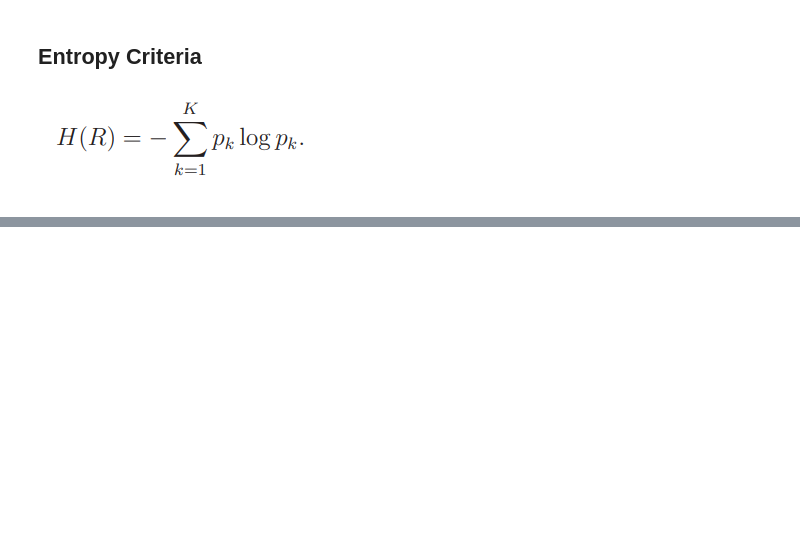
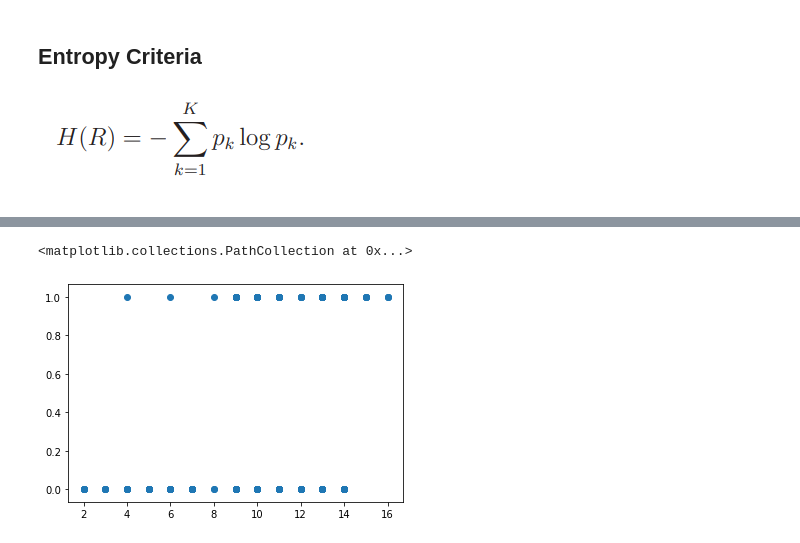
Before and after one commit to SuvorovNM/IntroML_Lab2, a Jupyter notebook: Lab2.ipynb, the cells around one changed output, grey strips where cells are left out. Saved outputs shown, nothing was run; the diff lists cells and outputs as text; code cells hidden in the pictures; blank space fills up the shorter version.

```diff
--- a/Lab2.ipynb
+++ b/Lab2.ipynb
@@ -249,0 +296,5 @@ def entropy_index(groups, value_types):
+# %%
+plt.scatter(df_train['Education-num'], df_train['Income-per-year'])
+# %% [output]
+<matplotlib.collections.PathCollection at 0x...>
+[figure, added]
```
Also changed, not shown: parts of 40 cells of this notebook.
